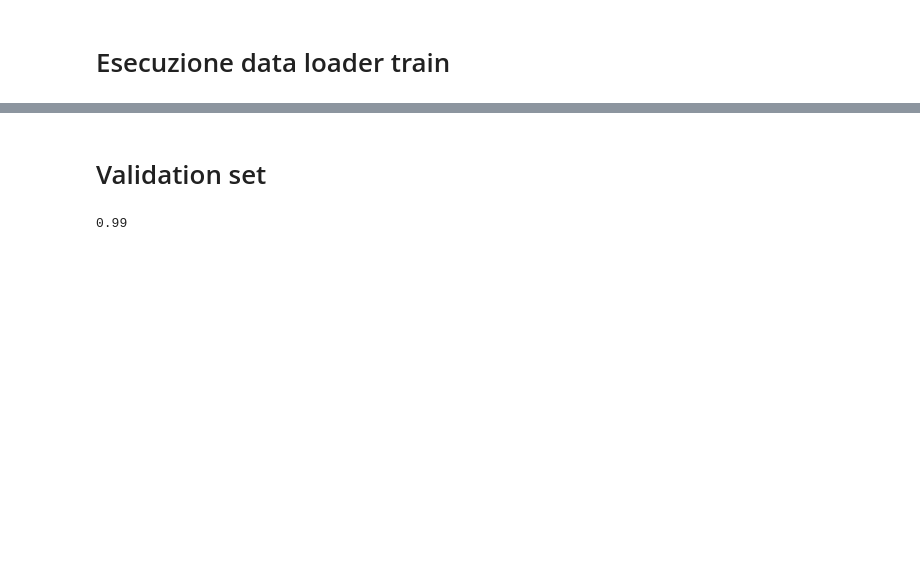
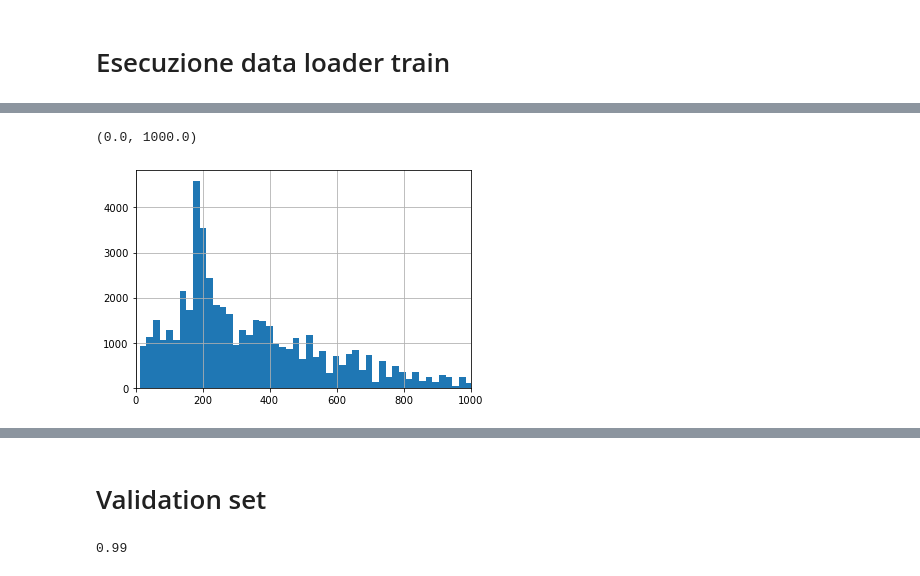
Before and after one commit to giorgiobini/RIME, a Jupyter notebook: src/Decide_hyperparameters_dataloader.ipynb, the cells around one changed output, grey strips where cells are left out. Drawn from its saved outputs; the diff is of its cells as text; code cells hidden in the pictures; blank space fills up the shorter version.

```diff
--- a/src/Decide_hyperparameters_dataloader.ipynb
+++ b/src/Decide_hyperparameters_dataloader.ipynb
@@ -220,0 +233,7 @@ df_len = pd.DataFrame({'label':label, 'length':length})
+# %%
+df_len[df_len.label == 'p'].length.hist(bins = 300)
+plt.xlim((0,1_000))
+#plt.xlim((1_000,6_000))
+# %% [output]
+(0.0, 1000.0)
+[figure, added]
```
Also changed, not shown: parts of 24 cells of this notebook, 5 other files.
